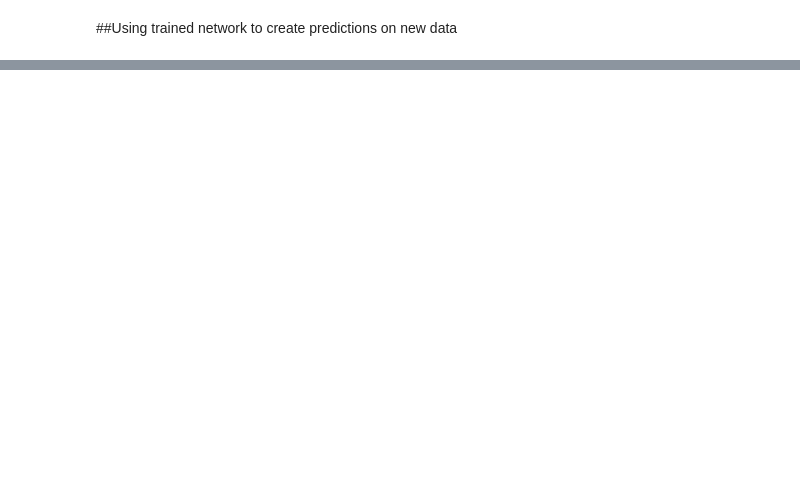
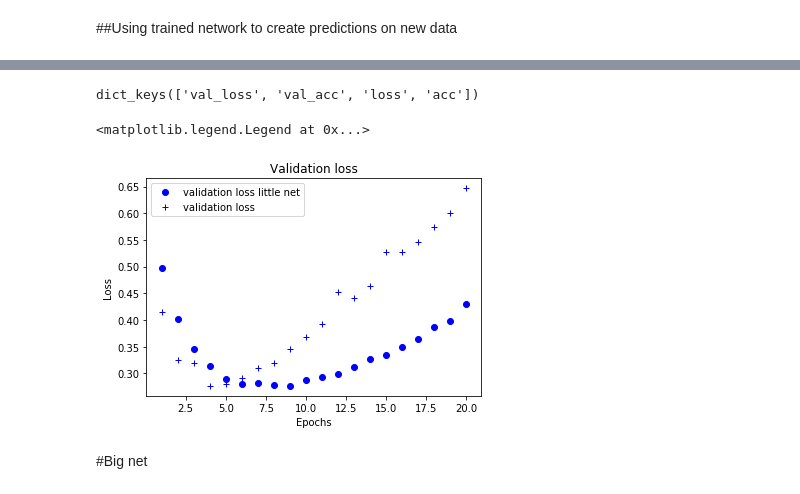
Before and after one commit to leonardoub/cmepda, a Jupyter notebook: imdb_exercise.ipynb, the cells around one changed output, grey strips where cells are left out. Drawn from its saved outputs; the diff is of its cells as text; code cells hidden in the pictures; blank space fills up the shorter version.

```diff
--- a/imdb_exercise.ipynb
+++ b/imdb_exercise.ipynb
@@ -297,0 +317,4 @@ array([[0.02219537],
+# %%
+model.compile(optimizer='rmsprop', loss='binary_crossentropy', metrics=['acc'])
+# %%
+history_little_net = model.fit(partial_x_train, partial_y_train, epochs=20, batch_size=512, validation_data=(x_val, y_val))
@@ -297,0 +339,20 @@ array([[0.02219537],
+# %%
+history_dict_little_net = history_little_net.history
+# %%
+history_dict_little_net.keys()
+# %% [output]
+dict_keys(['val_loss', 'val_acc', 'loss', 'acc'])
+# %%
+val_loss_values_little_net = history_dict_little_net['val_loss']
+# %%
+plt.plot(epochs, val_loss_values_little_net, 'bo', label='validation loss little net')
+plt.plot(epochs, val_loss_values, 'b+', label='validation loss')
+plt.title('Validation loss')
+plt.xlabel('Epochs')
+plt.ylabel('Loss')
+plt.legend()
+# %% [output]
+<matplotlib.legend.Legend at 0x...>
+[figure, added]
+# %% [markdown]
+#Big net
```
Also changed, not shown: parts of 23 cells of this notebook.
